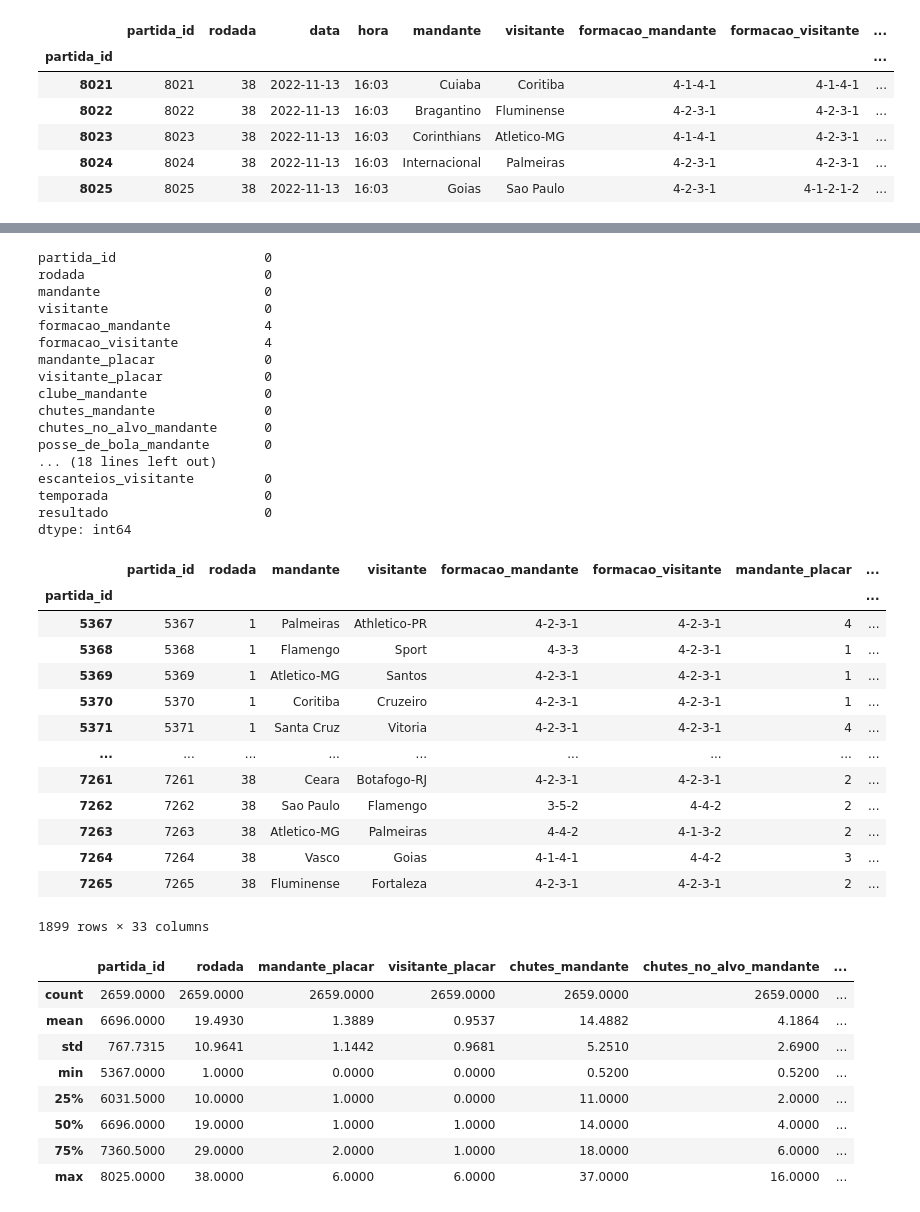
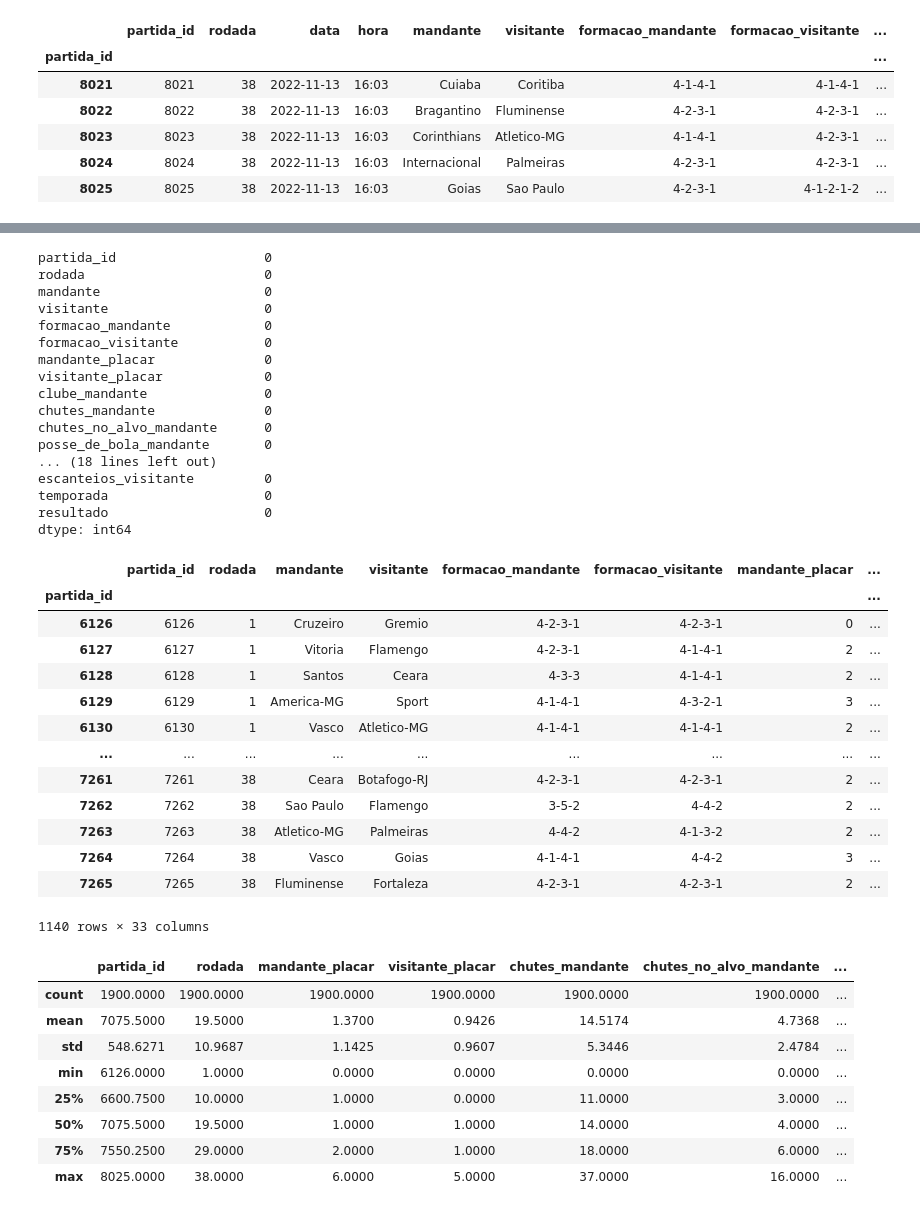
Before and after one commit to vbddinho/puc_minas_machine, a Jupyter notebook: transformacao.ipynb, the cells around one changed output, grey strips where cells are left out. Cells and saved outputs as stored; diff of their text form; code cells hidden in the pictures.

```diff
--- a/transformacao.ipynb
+++ b/transformacao.ipynb
@@ -141,7 +156,7 @@ Name: resultado, Length: 2659, dtype: int64
 # %%
 #df2018_2022['chutes'] = df2018_2022['chutes'].astype('Int64')
 
-df['posse_de_bola_mandante'] = df['posse_de_bola_mandante'].replace({'%': ''}, regex=True)
-df['precisao_passes_mandante'] = df['precisao_passes_mandante'].replace({'%': ''}, regex=True)
-df['posse_de_bola_visitante'] = df['posse_de_bola_visitante'].replace({'%': ''}, regex=True)
-df['precisao_passes_visitante'] = df['precisao_passes_visitante'].replace({'%': ''}, regex=True)
+df2['posse_de_bola_mandante'] = df2['posse_de_bola_mandante'].replace({'%': ''}, regex=True)
+df2['precisao_passes_mandante'] = df2['precisao_passes_mandante'].replace({'%': ''}, regex=True)
+df2['posse_de_bola_visitante'] = df2['posse_de_bola_visitante'].replace({'%': ''}, regex=True)
+df2['precisao_passes_visitante'] = df2['precisao_passes_visitante'].replace({'%': ''}, regex=True)
@@ -148,12 +184,12 @@ df['precisao_passes_visitante'] = df['precisao_passes_visitante'].replace({'%':
 # %%
 # Substitui valores ausentes ou 'None' por NaN
-df['posse_de_bola_mandante'] = df['posse_de_bola_mandante'].replace({'None': np.nan})
-df['precisao_passes_mandante']= df['precisao_passes_mandante'].replace({'None': np.nan})
-df['posse_de_bola_visitante'] = df['posse_de_bola_visitante'].replace({'None': np.nan})
-df['precisao_passes_visitante'] = df['precisao_passes_visitante'].replace({'None': np.nan})
+df2['posse_de_bola_mandante'] = df2['posse_de_bola_mandante'].replace({'None': np.nan})
+df2['precisao_passes_mandante']= df2['precisao_passes_mandante'].replace({'None': np.nan})
+df2['posse_de_bola_visitante'] = df2['posse_de_bola_visitante'].replace({'None': np.nan})
+df2['precisao_passes_visitante'] = df2['precisao_passes_visitante'].replace({'None': np.nan})
 
 # convertendo o percentual para numero
-df['posse_de_bola_mandante'] = df['posse_de_bola_mandante'].astype('Int64') /100
-df['precisao_passes_mandante'] = df['precisao_passes_mandante'].astype('Int64') /100
-df['posse_de_bola_visitante'] = df['posse_de_bola_visitante'].astype('Int64') /100
-df['precisao_passes_visitante'] = df['precisao_passes_visitante'].astype('Int64') /100
+df2['posse_de_bola_mandante'] = df2['posse_de_bola_mandante'].astype('Int64') /100
+df2['precisao_passes_mandante'] = df2['precisao_passes_mandante'].astype('Int64') /100
+df2['posse_de_bola_visitante'] = df2['posse_de_bola_visitante'].astype('Int64') /100
+df2['precisao_passes_visitante'] = df2['precisao_passes_visitante'].astype('Int64') /100
@@ -168,4 +222,4 @@ df.tail()
 | 8024 | 8024 | 38 | 2022-11-13 | 16:03 | Internacional | Palmeiras | 4-2-3-1 | 4-2-3-1 | ... |
 | 8025 | 8025 | 38 | 2022-11-13 | 16:03 | Goias | Sao Paulo | 4-2-3-1 | 4-1-2-1-2 | ... |
 # %%
-df.drop(columns=['data','hora',"tecnico_mandante","tecnico_visitante","vencedor","arena",'mandante_estado','visitante_estado','rodata_mandante'],inplace=True)
+df2.drop(columns=['data','hora',"tecnico_mandante","tecnico_visitante","vencedor","arena",'mandante_estado','visitante_estado','rodata_mandante'],inplace=True)
@@ -172,5 +231,5 @@ df.drop(columns=['data','hora',"tecnico_mandante","tecnico_visitante","vencedor"
 # %%
-df['posse_de_bola_mandante'].fillna(value=0, inplace=True)
-df['precisao_passes_mandante'].fillna(value=0, inplace=True)
-df['posse_de_bola_visitante'].fillna(value=0, inplace=True)
-df['precisao_passes_visitante'].fillna(value=0, inplace=True)
+df2['posse_de_bola_mandante'].fillna(value=0, inplace=True)
+df2['precisao_passes_mandante'].fillna(value=0, inplace=True)
+df2['posse_de_bola_visitante'].fillna(value=0, inplace=True)
+df2['precisao_passes_visitante'].fillna(value=0, inplace=True)
@@ -177,12 +253,12 @@ df['precisao_passes_visitante'].fillna(value=0, inplace=True)
 # %%
-df.isna().sum()
+df2.isna().sum()
 # %% [output]
 partida_id                   0
 rodada                       0
 mandante                     0
 visitante                    0
-formacao_mandante            4
-formacao_visitante           4
+formacao_mandante            0
+formacao_visitante           0
 mandante_placar              0
 visitante_placar             0
 clube_mandante               0
@@ -195,32 +271,32 @@ temporada                    0
 resultado                    0
 dtype: int64
 # %%
-df[(df['temporada']<=2020)]
+df2[(df2['temporada']<=2020)]
 # %% [output]
 |  | partida_id | rodada | mandante | visitante | formacao_mandante | formacao_visitante | mandante_placar | ... |
 | partida_id |  |  |  |  |  |  |  | ... |
-| 5367 | 5367 | 1 | Palmeiras | Athletico-PR | 4-2-3-1 | 4-2-3-1 | 4 | ... |
-| 5368 | 5368 | 1 | Flamengo | Sport | 4-3-3 | 4-2-3-1 | 1 | ... |
-| 5369 | 5369 | 1 | Atletico-MG | Santos | 4-2-3-1 | 4-2-3-1 | 1 | ... |
-| 5370 | 5370 | 1 | Coritiba | Cruzeiro | 4-2-3-1 | 4-2-3-1 | 1 | ... |
-| 5371 | 5371 | 1 | Santa Cruz | Vitoria | 4-2-3-1 | 4-2-3-1 | 4 | ... |
+| 6126 | 6126 | 1 | Cruzeiro | Gremio | 4-2-3-1 | 4-2-3-1 | 0 | ... |
+| 6127 | 6127 | 1 | Vitoria | Flamengo | 4-2-3-1 | 4-1-4-1 | 2 | ... |
+| 6128 | 6128 | 1 | Santos | Ceara | 4-3-3 | 4-1-4-1 | 2 | ... |
+| 6129 | 6129 | 1 | America-MG | Sport | 4-1-4-1 | 4-3-2-1 | 3 | ... |
+| 6130 | 6130 | 1 | Vasco | Atletico-MG | 4-1-4-1 | 4-1-4-1 | 2 | ... |
 | ... | ... | ... | ... | ... | ... | ... | ... | ... |
 | 7261 | 7261 | 38 | Ceara | Botafogo-RJ | 4-2-3-1 | 4-2-3-1 | 2 | ... |
 | 7262 | 7262 | 38 | Sao Paulo | Flamengo | 3-5-2 | 4-4-2 | 2 | ... |
 | 7263 | 7263 | 38 | Atletico-MG | Palmeiras | 4-4-2 | 4-1-3-2 | 2 | ... |
 | 7264 | 7264 | 38 | Vasco | Goias | 4-1-4-1 | 4-4-2 | 3 | ... |
 | 7265 | 7265 | 38 | Fluminense | Fortaleza | 4-2-3-1 | 4-2-3-1 | 2 | ... |
-1899 rows × 33 columns
+1140 rows × 33 columns
 # %%
-df.describe()
+df2.describe()
 # %% [output]
 |  | partida_id | rodada | mandante_placar | visitante_placar | chutes_mandante | chutes_no_alvo_mandante | ... |
-| count | 2659.0000 | 2659.0000 | 2659.0000 | 2659.0000 | 2659.0000 | 2659.0000 | ... |
-| mean | 6696.0000 | 19.4930 | 1.3889 | 0.9537 | 14.4882 | 4.1864 | ... |
-| std | 767.7315 | 10.9641 | 1.1442 | 0.9681 | 5.2510 | 2.6900 | ... |
-| min | 5367.0000 | 1.0000 | 0.0000 | 0.0000 | 0.5200 | 0.5200 | ... |
-| 25% | 6031.5000 | 10.0000 | 1.0000 | 0.0000 | 11.0000 | 2.0000 | ... |
-| 50% | 6696.0000 | 19.0000 | 1.0000 | 1.0000 | 14.0000 | 4.0000 | ... |
-| 75% | 7360.5000 | 29.0000 | 2.0000 | 1.0000 | 18.0000 | 6.0000 | ... |
-| max | 8025.0000 | 38.0000 | 6.0000 | 6.0000 | 37.0000 | 16.0000 | ... |
+| count | 1900.0000 | 1900.0000 | 1900.0000 | 1900.0000 | 1900.0000 | 1900.0000 | ... |
+| mean | 7075.5000 | 19.5000 | 1.3700 | 0.9426 | 14.5174 | 4.7368 | ... |
+| std | 548.6271 | 10.9687 | 1.1425 | 0.9607 | 5.3446 | 2.4784 | ... |
+| min | 6126.0000 | 1.0000 | 0.0000 | 0.0000 | 0.0000 | 0.0000 | ... |
+| 25% | 6600.7500 | 10.0000 | 1.0000 | 0.0000 | 11.0000 | 3.0000 | ... |
+| 50% | 7075.5000 | 19.5000 | 1.0000 | 1.0000 | 14.0000 | 4.0000 | ... |
+| 75% | 7550.2500 | 29.0000 | 2.0000 | 1.0000 | 18.0000 | 6.0000 | ... |
+| max | 8025.0000 | 38.0000 | 6.0000 | 5.0000 | 37.0000 | 16.0000 | ... |
 # %%
```
Also changed, not shown: parts of 14 cells of this notebook.
